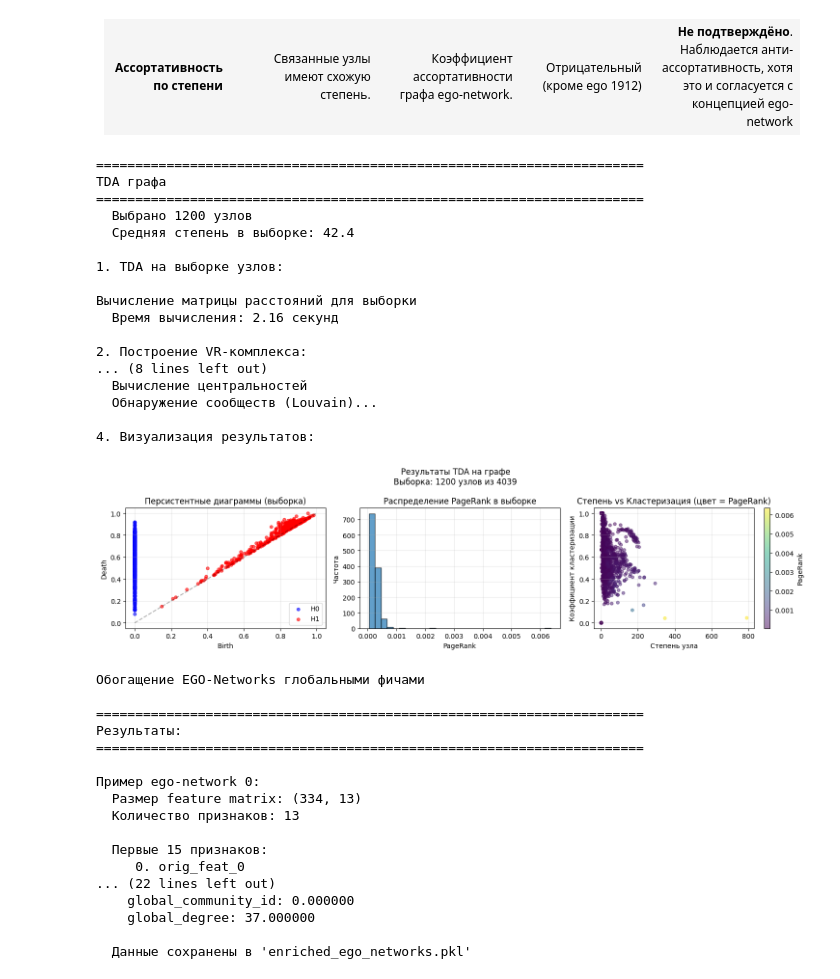
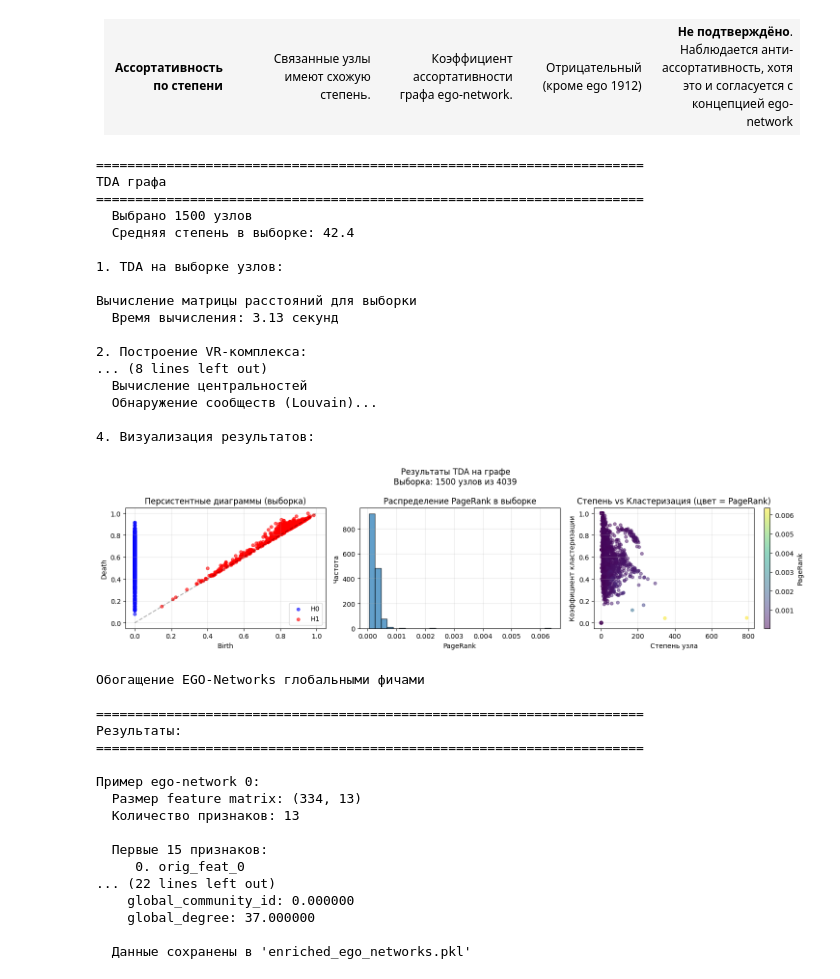
Before and after one commit to dandy472/DLS_Project_GNN, a Jupyter notebook: 2. TDA.ipynb, the cells around one changed output. Drawn from its saved outputs; the diff is of its cells as text; code cells hidden in the pictures.

```diff
--- a/2. TDA.ipynb
+++ b/2. TDA.ipynb
@@ -1097,7 +1097,7 @@ def prepare_all_ego_for_gnn(enriched_ego_networks):
 
     return enriched_ego_networks, all_features
 # %%
-results = tda_on_sample_with_global_context(G_combined, sample_size=1200)
+results = tda_on_sample_with_global_context(G_combined, sample_size=1500)
 
 
 enriched_ego_networks = enrich_ego_networks_with_global_features(ego_networks,  results['global_features'])
@@ -1120,36 +1120,36 @@ for i, name in enumerate(features_info['names'][:15]):
 print(f"\n  Значения для первого узла:")
 first_node_values = features_info['matrix'][0]
 for i in range(min(10, len(features_info['names']))):
     print(f"    {features_info['names'][i]}: {first_node_values[i]:.6f}")
 
 # Сохранение результатов
 with open('enriched_ego_networks.pkl', 'wb') as f:
     pickle.dump({
         'enriched_ego_networks': enriched_ego_networks,
         'global_features': results['global_features'],
         'tda_results': results['persistence_by_dim']
     }, f)
 
 print(f"\n  Данные сохранены в 'enriched_ego_networks.pkl'")
 # %% [output]
 ======================================================================
 TDA графа
 ======================================================================
-  Выбрано 1200 узлов
+  Выбрано 1500 узлов
   Средняя степень в выборке: 42.4
 
 1. TDA на выборке узлов:
 
 Вычисление матрицы расстояний для выборки
-  Время вычисления: 2.16 секунд
+  Время вычисления: 3.13 секунд
 
 2. Построение VR-комплекса:
 ... (8 lines left out)
   Вычисление центральностей
   Обнаружение сообществ (Louvain)...
 
 4. Визуализация результатов:
-[figure, old version]
+[figure, new version]
 Обогащение EGO-Networks глобальными фичами
 
 ======================================================================
```
Also changed, not shown: parts of 1 cell of this notebook, 1 other file.
